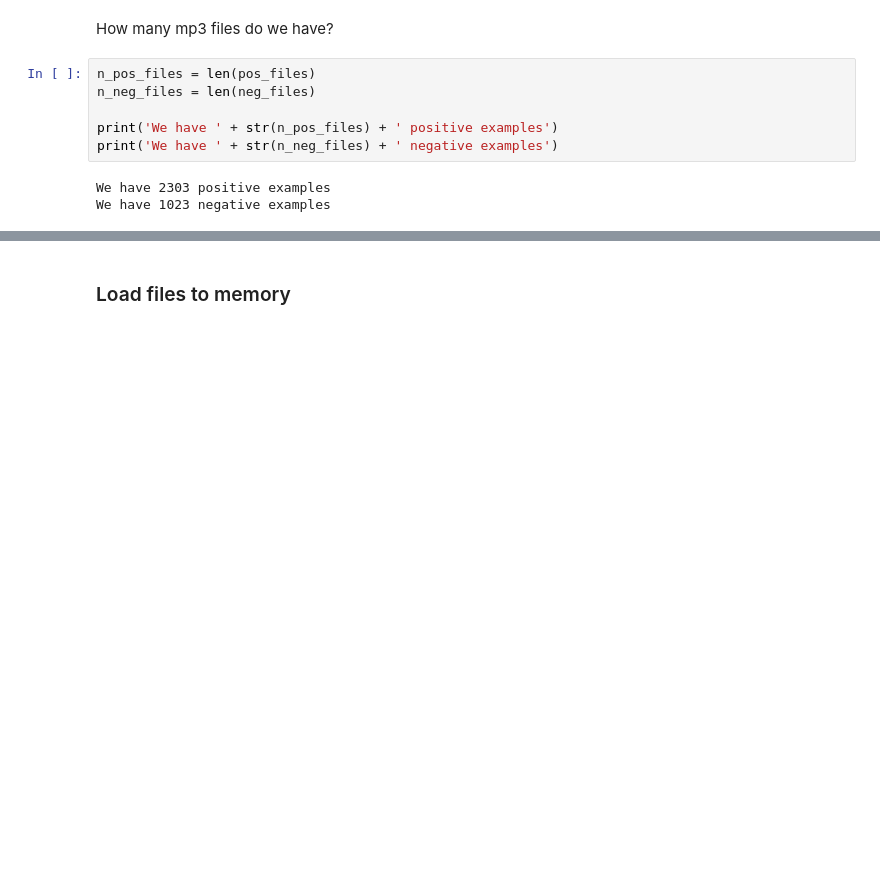
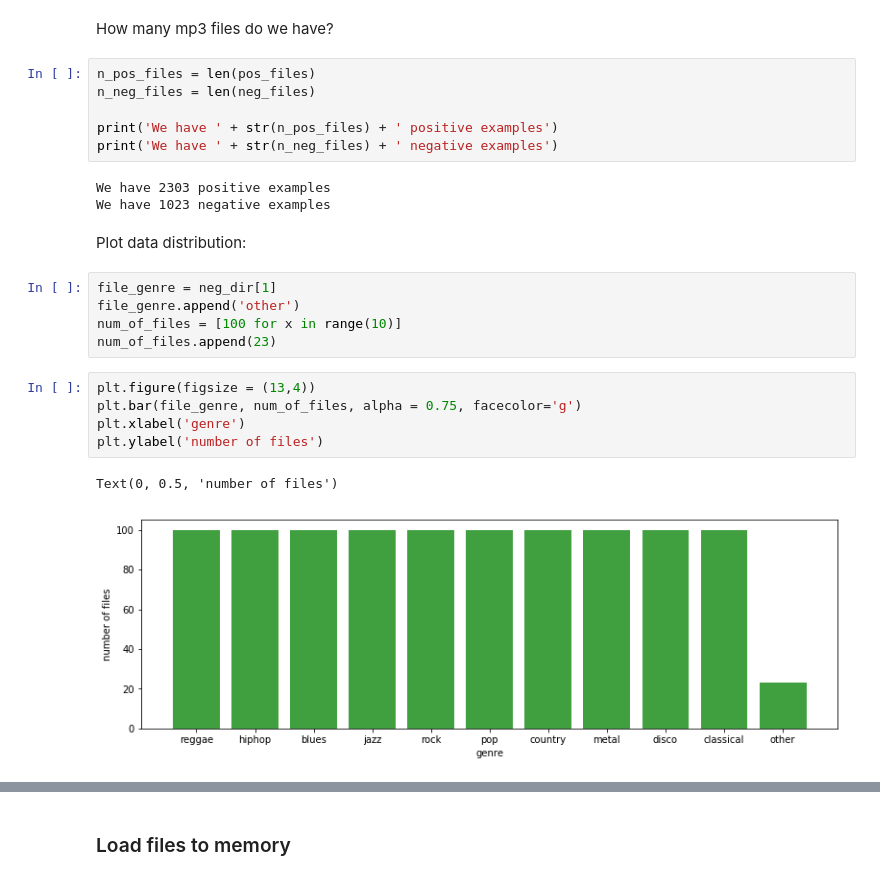
Before and after one commit to ohadmich/Adetector, a Jupyter notebook: Data_visualization.ipynb, the cells around one changed output, grey strips where cells are left out. Saved outputs shown, nothing was run; the diff lists cells and outputs as text; blank space fills up the shorter version.

Commit message:
added some data exploration for the newly added GITZAN data set

```diff
--- a/Data_visualization.ipynb
+++ b/Data_visualization.ipynb
@@ -36,3 +39,18 @@ print('We have ' + str(n_neg_files) + ' negative examples')
 # %% [output]
 We have 2303 positive examples
 We have 1023 negative examples
+# %% [markdown]
+Plot data distribution:
+# %%
+file_genre = neg_dir[1]
+file_genre.append('other')
+num_of_files = [100 for x in range(10)]
+num_of_files.append(23)
+# %%
+plt.figure(figsize = (13,4))
+plt.bar(file_genre, num_of_files, alpha = 0.75, facecolor='g')
+plt.xlabel('genre')
+plt.ylabel('number of files')
+# %% [output]
+Text(0, 0.5, 'number of files')
+[figure, added]
```
Also changed, not shown: parts of 9 cells of this notebook.
